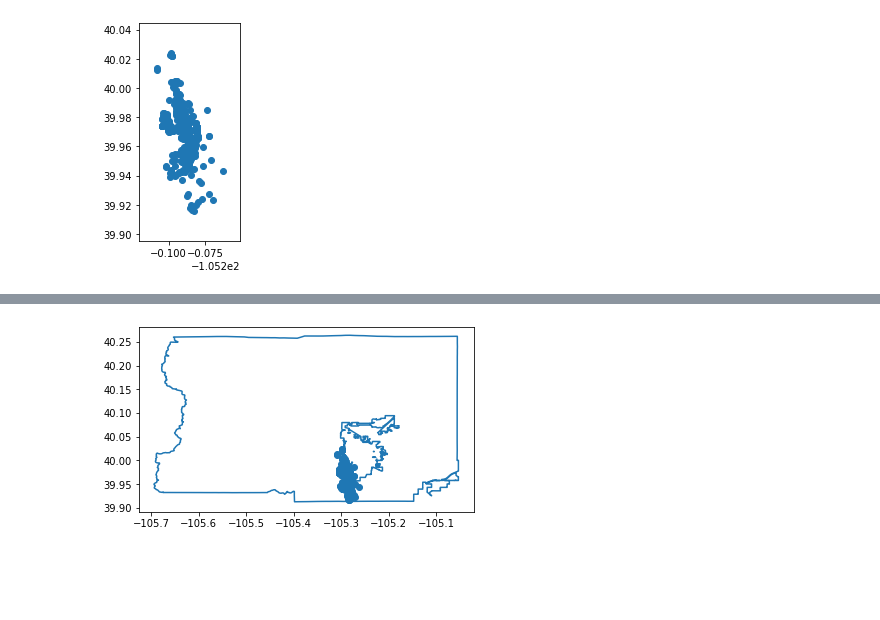
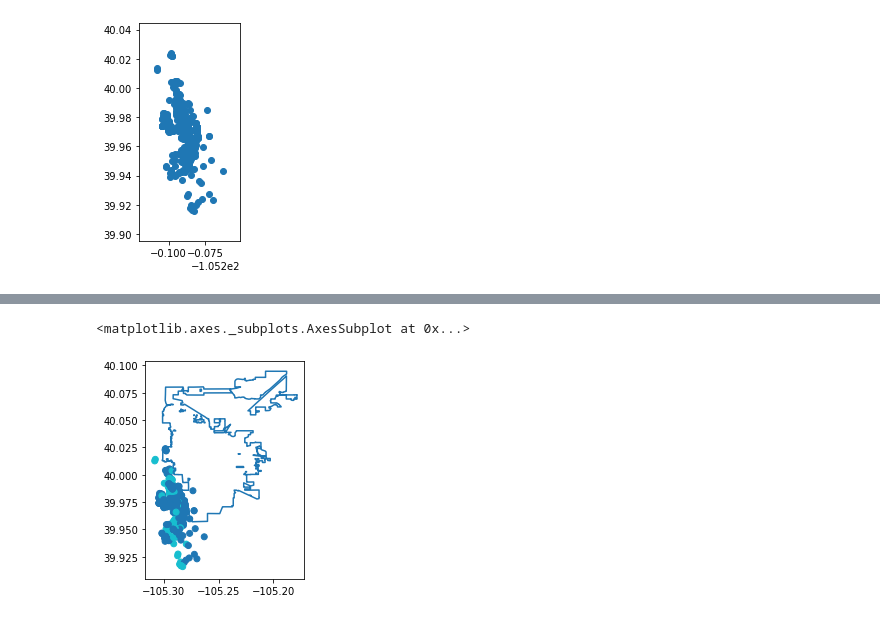
Before and after one commit to earthlab/edsc-summer-2020, a Jupyter notebook: data-types/04-data-types-exercise.ipynb, the cells around one changed output, grey strips where cells are left out. Saved outputs shown, nothing was run; the diff lists cells and outputs as text; code cells hidden in the pictures; blank space fills up the shorter version.

```diff
--- a/data-types/04-data-types-exercise.ipynb
+++ b/data-types/04-data-types-exercise.ipynb
@@ -40,5 +37,6 @@ City_Limits.geojson
 # %%
-pd_data = pd.read_csv(os.path.join('data', 'earthpy-downloads', 'OSMP_Climbing_Formations.csv'))
+pd_data = pd.read_csv(os.path.join(et.io.HOME, 'earth-analytics',
+                                   'data', 'earthpy-downloads', 'OSMP_Climbing_Formations.csv'))
 pd_data.head()
 # %% [output]
 |  | X | Y | OBJECTID | ID | FEATURE | ROUTES | HCA | OWNER | SeasonalClosure | AreaAccess | ... |
@@ -50,5 +58,6 @@ pd_data.head()
 # %%
-gpd_data = gpd.GeoDataFrame(pd_data, geometry=gpd.points_from_xy(pd_data.X, pd_data.Y))
+gpd_data = gpd.GeoDataFrame(
+    data=pd_data, geometry=gpd.points_from_xy(pd_data.X, pd_data.Y))
 
 gpd_data.plot()
 # %% [output]
@@ -57,6 +76,6 @@ gpd_data.plot()
 # %%
-ye = gpd.read_file(os.path.join("data", "earthpy-downloads", "County_Boundary.geojson"))
-ya = gpd.read_file(os.path.join("data", "earthpy-downloads", "City_Limits.geojson"))
-ye.boundary.plot()
+city = gpd.read_file(os.path.join(et.io.HOME, 'earth-analytics',
+                                  "data", "earthpy-downloads", "City_Limits.geojson"))
+city.boundary.plot()
 # %% [output]
 <matplotlib.axes._subplots.AxesSubplot at 0x...>
@@ -64,8 +94,8 @@ ye.boundary.plot()
 # %%
 fig, ax = plt.subplots()
 
-ya.boundary.plot(ax=ax)
-ye.boundary.plot(ax=ax)
-gpd_data.plot(ax=ax);
+city.boundary.plot(ax=ax)
+gpd_data.plot(ax=ax, column='FormationType')
 # %% [output]
+<matplotlib.axes._subplots.AxesSubplot at 0x...>
-[figure, old version]
+[figure, new version]
```
Also changed, not shown: parts of 15 cells of this notebook.
